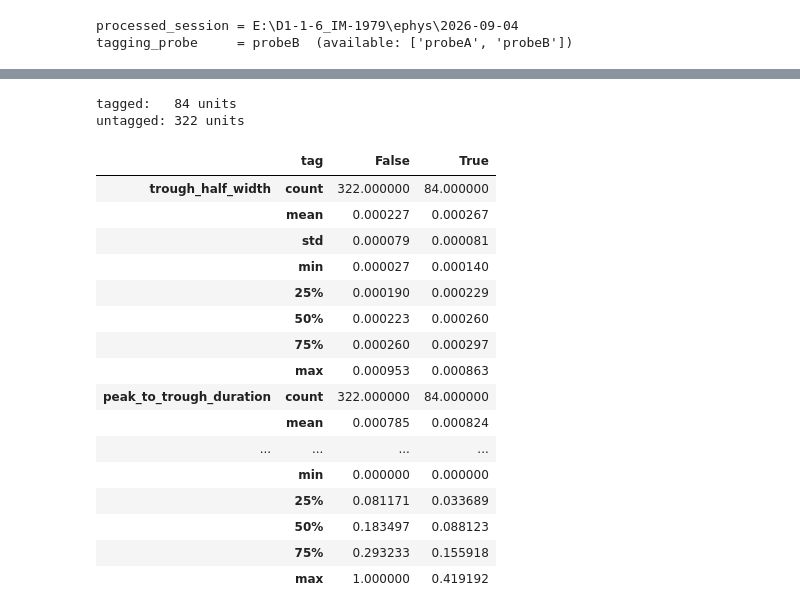
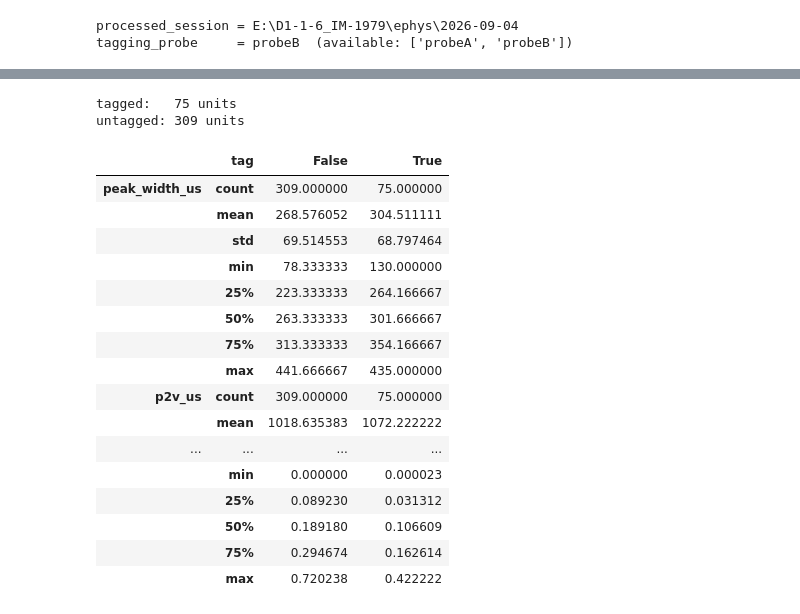
Before and after one commit to Jeffrey-J-Tong/optonpx, a Jupyter notebook: notebook/4.4_unit_feature_scatter.ipynb, the cells around one changed output, grey strips where cells are left out. Drawn from its saved outputs; the diff is of its cells as text; code cells hidden in the pictures.

```diff
--- a/notebook/4.4_unit_feature_scatter.ipynb
+++ b/notebook/4.4_unit_feature_scatter.ipynb
@@ -22,6 +32,9 @@ tagging_probe   = "probeB"
 kilosort_dir    = "kilosort4"                 # KS4 results subfolder name under <processed_session>/<tagging_probe>/
 unit_criteria   = {"quality": ["good"]}       # must match what was used in notebook 4.2, so unit_ids line up with opto_df
 isi_long_thresh_s = 2.0                        # Prop(ISI > this) threshold
+spn_params      = {"min_peak_width_us": 90.0,  # putative SPN: peak width > , p2v > , firing rate <
+                   "min_p2v_us": 560.0,
+                   "max_fr_hz": 15.0}
 # ======================================
 
 metadata_dir  = Path.cwd().parent
@@ -119,9 +143,13 @@ features_df.describe()
 # %%
-# ── per-unit optotagging color label: blue / red / both / none ──────────────
+# ── optotagging per colour + putative SPN classification ─────────────────────
 # color_tagged is True per (unit_id, color) if that unit is tagged at >= 1 power
-# level of that color -- a unit can be True for both colors independently.
+# level of that color; blue and red are recorded independently (no dual-colour policy).
+from src import classify_putative_spn
+
 tagged_blue = set(opto_df.loc[(opto_df["color"] == "blue_laser") & opto_df["color_tagged"], "unit_id"])
 tagged_red  = set(opto_df.loc[(opto_df["color"] == "red_laser")  & opto_df["color_tagged"], "unit_id"])
+features_df["blue_tagged"] = [u in tagged_blue for u in features_df.index]
+features_df["red_tagged"]  = [u in tagged_red for u in features_df.index]
 
 def tag_label(unit_id):
     in_blue, in_red = unit_id in tagged_blue, unit_id in tagged_red
@@ -134,9 +162,13 @@ def tag_label(unit_id):
     return "none"
 
 features_df["tag"] = [tag_label(u) for u in features_df.index]
+features_df = classify_putative_spn(features_df, params=spn_params)
 
 TAG_COLORS = {"none": "0.75", "blue": "tab:blue", "red": "tab:red", "both": "tab:purple"}
 TAG_ORDER  = ["none", "blue", "red", "both"]   # plot 'none' first so it sits behind the tagged points
 
-print(features_df["tag"].value_counts().reindex(TAG_ORDER, fill_value=0))
+print(pd.crosstab(features_df["tag"], features_df["is_spn"].map({True: "SPN", False: "not SPN"}),
+                  margins=True).reindex(TAG_ORDER + ["All"], fill_value=0))
+print("\nnot-SPN reasons:")
+print(features_df.loc[~features_df["is_spn"], "spn_fail_reason"].value_counts())
 # %% [output]
@@ -196,33 +238,33 @@ both (n=0): []
 # %%
 # ── split units into tagged / untagged and compare their features ───────────
 tagged_units_df   = features_df[features_df["tag"] != "none"]
 untagged_units_df = features_df[features_df["tag"] == "none"]
 
 print(f"tagged:   {len(tagged_units_df)} units")
 print(f"untagged: {len(untagged_units_df)} units")
 
-feature_cols = ["trough_half_width", "peak_to_trough_duration", "firing_rate_hz", "cv_isi", "prop_isi_long"]
+feature_cols = ["peak_width_us", "p2v_us", "firing_rate_hz", "cv_isi", "prop_isi_long"]
 display(features_df.groupby(features_df["tag"] != "none")[feature_cols].describe().T)
 # %% [output]
-tagged:   84 units
-untagged: 322 units
+tagged:   75 units
+untagged: 309 units
 |  | tag | False | True |
-| trough_half_width | count | 322.000000 | 84.000000 |
-|  | mean | 0.000227 | 0.000267 |
-|  | std | 0.000079 | 0.000081 |
-|  | min | 0.000027 | 0.000140 |
-|  | 25% | 0.000190 | 0.000229 |
-|  | 50% | 0.000223 | 0.000260 |
-|  | 75% | 0.000260 | 0.000297 |
-|  | max | 0.000953 | 0.000863 |
-| peak_to_trough_duration | count | 322.000000 | 84.000000 |
-|  | mean | 0.000785 | 0.000824 |
+| peak_width_us | count | 309.000000 | 75.000000 |
+|  | mean | 268.576052 | 304.511111 |
+|  | std | 69.514553 | 68.797464 |
+|  | min | 78.333333 | 130.000000 |
+|  | 25% | 223.333333 | 264.166667 |
+|  | 50% | 263.333333 | 301.666667 |
+|  | 75% | 313.333333 | 354.166667 |
+|  | max | 441.666667 | 435.000000 |
+| p2v_us | count | 309.000000 | 75.000000 |
+|  | mean | 1018.635383 | 1072.222222 |
 | ... | ... | ... | ... |
-|  | min | 0.000000 | 0.000000 |
-|  | 25% | 0.081171 | 0.033689 |
-|  | 50% | 0.183497 | 0.088123 |
-|  | 75% | 0.293233 | 0.155918 |
-|  | max | 1.000000 | 0.419192 |
+|  | min | 0.000000 | 0.000023 |
+|  | 25% | 0.089230 | 0.031312 |
+|  | 50% | 0.189180 | 0.106609 |
+|  | 75% | 0.294674 | 0.162614 |
+|  | max | 0.720238 | 0.422222 |
 # %%
 # ── filter by an arbitrary feature threshold, split tagged vs untagged ───────
 firing_rate_thresh = 10.0   # Hz -- change this to filter on a different value
```
Also changed, not shown: parts of 14 cells of this notebook, 18 other files.
